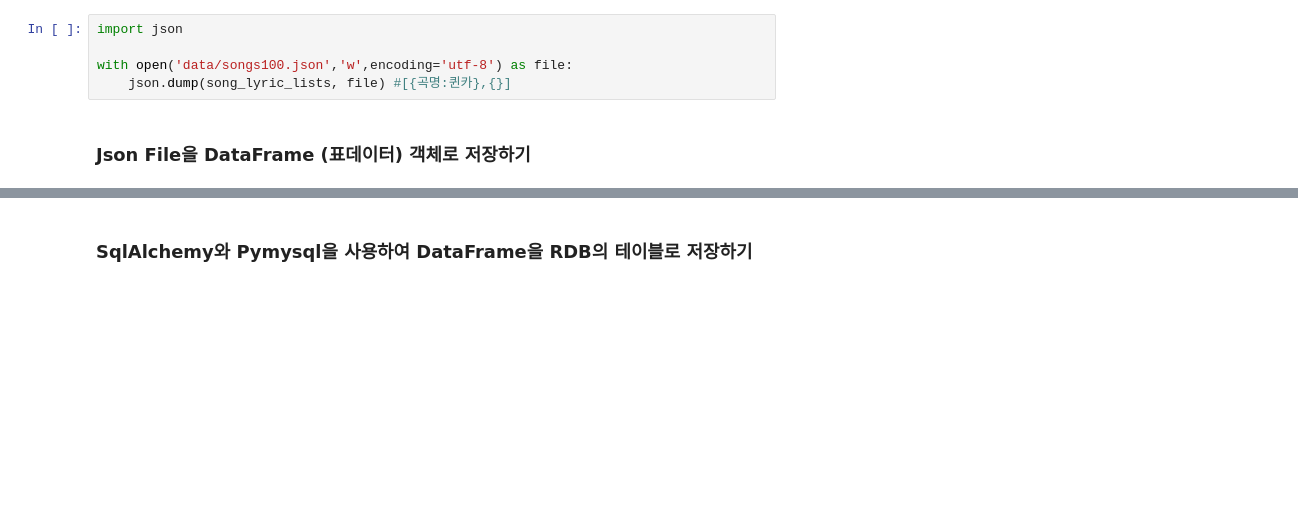
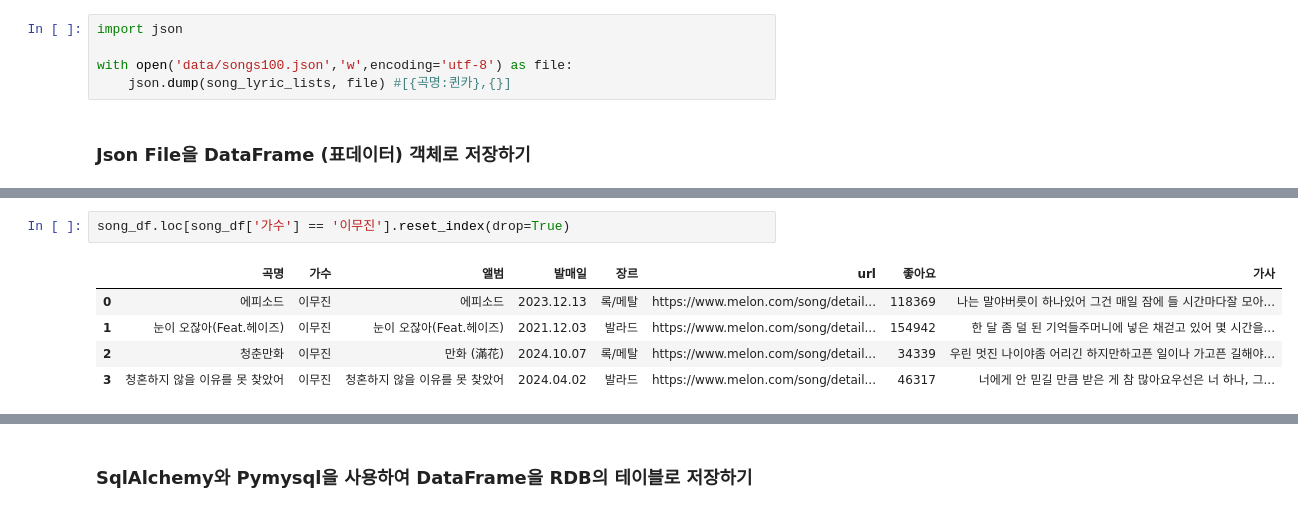
Before and after one commit to 2eeg/Python_Web_Analysis, a Jupyter notebook: 04.Melon100차트_데이터파싱_DB저장.ipynb, the cells around one changed output, grey strips where cells are left out. Saved outputs shown, nothing was run; the diff lists cells and outputs as text; blank space fills up the shorter version.

```diff
--- a/04.Melon100차트_데이터파싱_DB저장.ipynb
+++ b/04.Melon100차트_데이터파싱_DB저장.ipynb
@@ -154,0 +205,8 @@ with open('data/songs100.json','w',encoding='utf-8') as file:
+# %%
+song_df.loc[song_df['가수'] == '이무진'].reset_index(drop=True)
+# %% [output]
+|  | 곡명 | 가수 | 앨범 | 발매일 | 장르 | url | 좋아요 | 가사 |
+| 0 | 에피소드 | 이무진 | 에피소드 | 2023.12.13 | 록/메탈 | https://www.melon.com/song/detail... | 118369 | 나는 말야버릇이 하나있어 그건 매일 잠에 들 시간마다잘 모아... |
+| 1 | 눈이 오잖아(Feat.헤이즈) | 이무진 | 눈이 오잖아(Feat.헤이즈) | 2021.12.03 | 발라드 | https://www.melon.com/song/detail... | 154942 | 한 달 좀 덜 된 기억들주머니에 넣은 채걷고 있어 몇 시간을... |
+| 2 | 청춘만화 | 이무진 | 만화 (滿花) | 2024.10.07 | 록/메탈 | https://www.melon.com/song/detail... | 34339 | 우린 멋진 나이야좀 어리긴 하지만하고픈 일이나 가고픈 길해야... |
+| 3 | 청혼하지 않을 이유를 못 찾았어 | 이무진 | 청혼하지 않을 이유를 못 찾았어 | 2024.04.02 | 발라드 | https://www.melon.com/song/detail... | 46317 | 너에게 안 믿길 만큼 받은 게 참 많아요우선은 너 하나, 그... |
```
Also changed, not shown: parts of 9 cells of this notebook, 3 other files.
